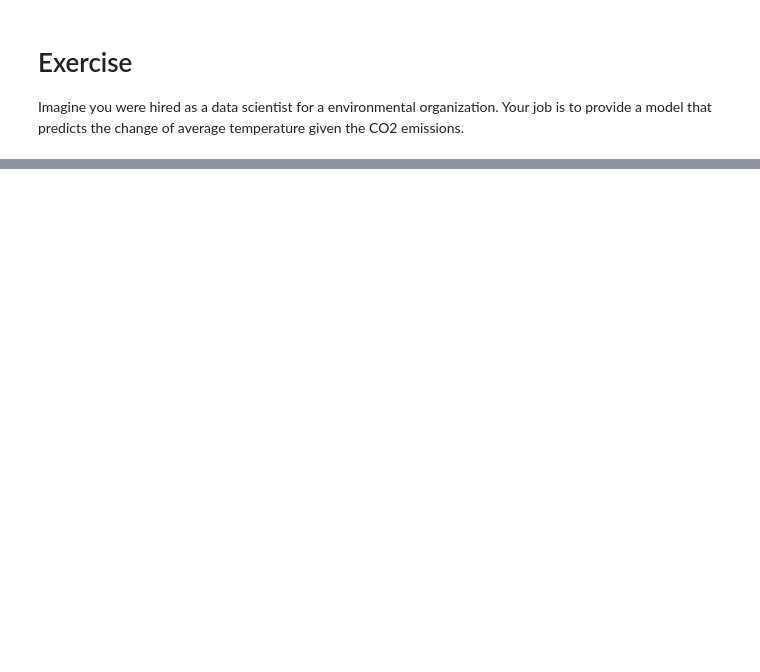
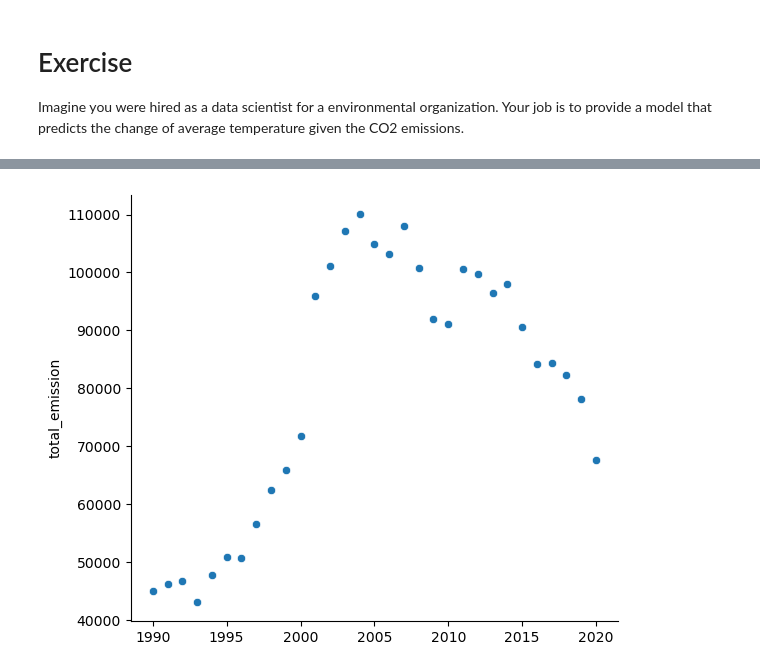
Before and after one commit to datagus/ASDA2025, a Jupyter notebook: notebooks/week_07_regression_1.ipynb, the cells around one changed output, grey strips where cells are left out. Cells and saved outputs as stored; diff of their text form; code cells hidden in the pictures; blank space fills up the shorter version.

```diff
--- a/notebooks/week_07_regression_1.ipynb
+++ b/notebooks/week_07_regression_1.ipynb
@@ -323,0 +438,12 @@ Imagine you were hired as a data scientist for a environmental organization. You
+# %%
+(
+  sns.relplot(data=df1,
+              x="Year",
+              y="total_emission",
+              height=5,
+              aspect=1.2)
+  .set(title="")
+  .set_axis_labels("")
+);
+# %% [output]
+[figure, added]
```
Also changed, not shown: parts of 23 cells of this notebook.
